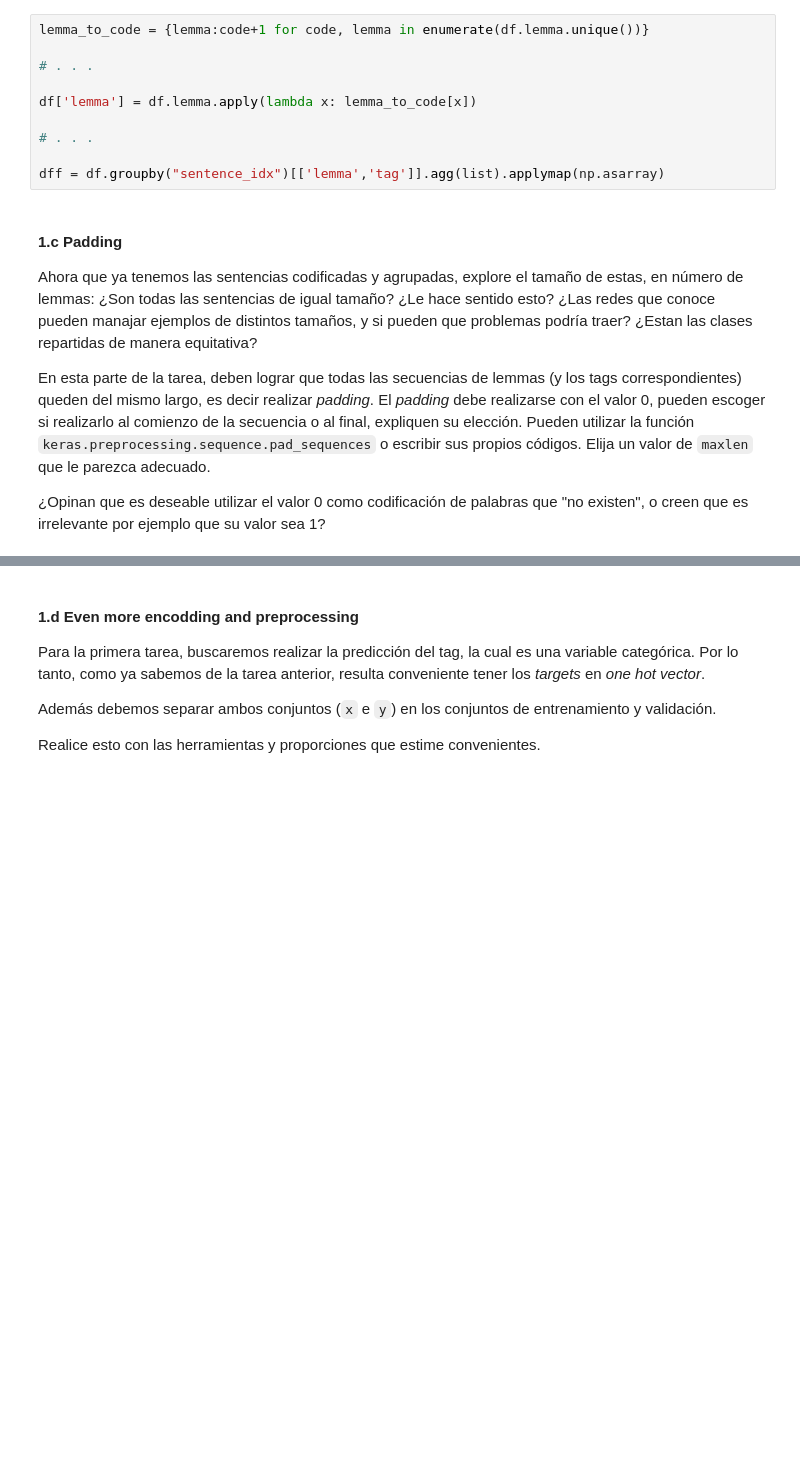
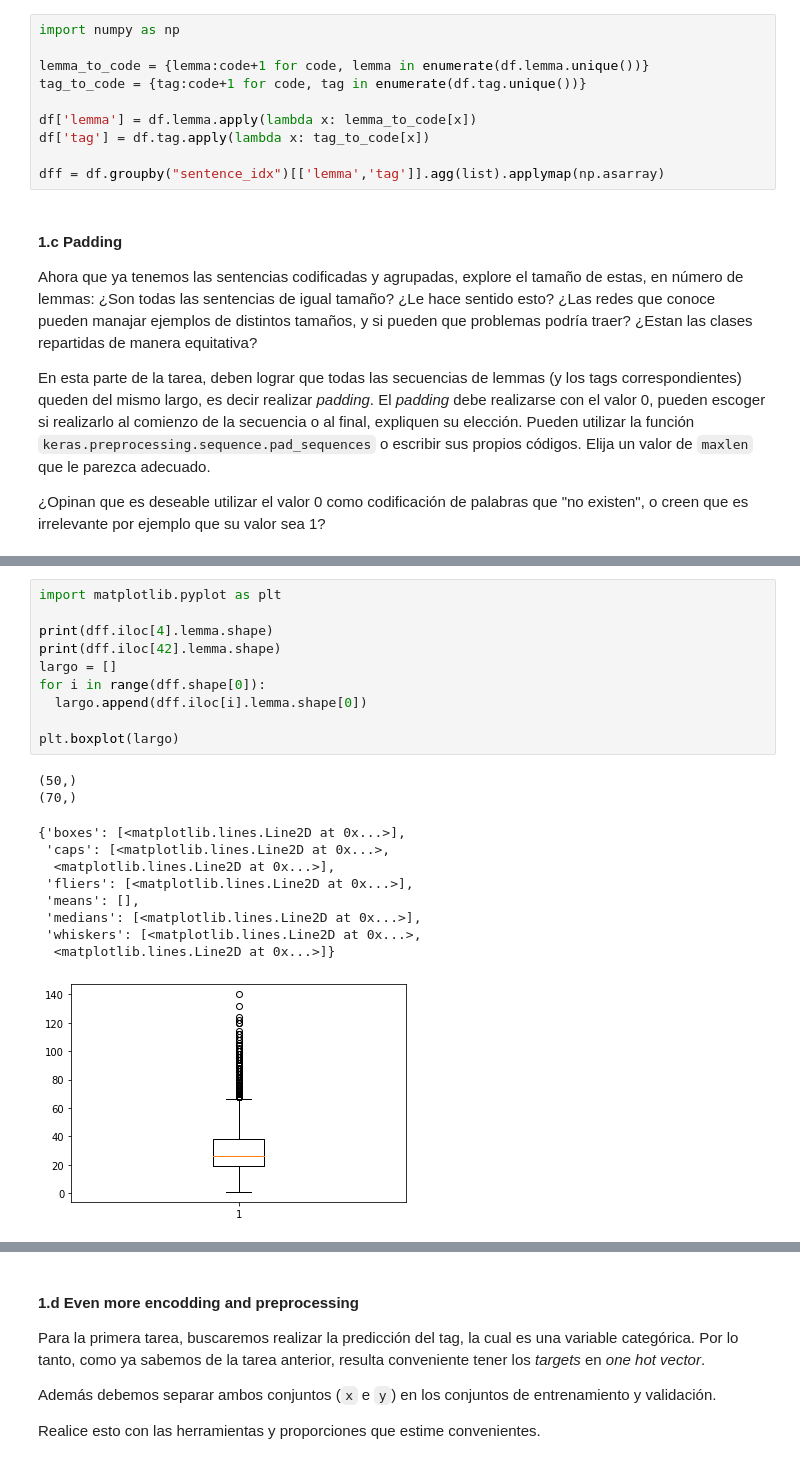
Before and after one commit to gekkoseba/Redes-neuronales, a Jupyter notebook: Tareas/Enunciado Tarea 2.ipynb, the cells around one changed output, grey strips where cells are left out. Cells and saved outputs as stored; diff of their text form; blank space fills up the shorter version.

```diff
--- a/Tareas/Enunciado Tarea 2.ipynb
+++ b/Tareas/Enunciado Tarea 2.ipynb
@@ -112,13 +112,13 @@ Para poder utilizar este conjunto de datos, debemos transformar nuestra tabla de
 
 Complete y explique que realiza cada linea del código.
 # %%
+import numpy as np
+
 lemma_to_code = {lemma:code+1 for code, lemma in enumerate(df.lemma.unique())}
-
-# . . .
+tag_to_code = {tag:code+1 for code, tag in enumerate(df.tag.unique())}
 
 df['lemma'] = df.lemma.apply(lambda x: lemma_to_code[x])
-
-# . . .
+df['tag'] = df.tag.apply(lambda x: tag_to_code[x])
 
 dff = df.groupby("sentence_idx")[['lemma','tag']].agg(list).applymap(np.asarray)
 # %% [markdown]
@@ -131,0 +152,22 @@ En esta parte de la tarea, deben lograr que todas las secuencias de lemmas (y lo
+# %%
+import matplotlib.pyplot as plt
+
+print(dff.iloc[4].lemma.shape)
+print(dff.iloc[42].lemma.shape)
+largo = []
+for i in range(dff.shape[0]):
+  largo.append(dff.iloc[i].lemma.shape[0])
+
+plt.boxplot(largo)
+# %% [output]
+(50,)
+(70,)
+{'boxes': [<matplotlib.lines.Line2D at 0x...>],
+ 'caps': [<matplotlib.lines.Line2D at 0x...>,
+  <matplotlib.lines.Line2D at 0x...>],
+ 'fliers': [<matplotlib.lines.Line2D at 0x...>],
+ 'means': [],
+ 'medians': [<matplotlib.lines.Line2D at 0x...>],
+ 'whiskers': [<matplotlib.lines.Line2D at 0x...>,
+  <matplotlib.lines.Line2D at 0x...>]}
+[figure, added]
```
Also changed, not shown: parts of 4 cells of this notebook.
